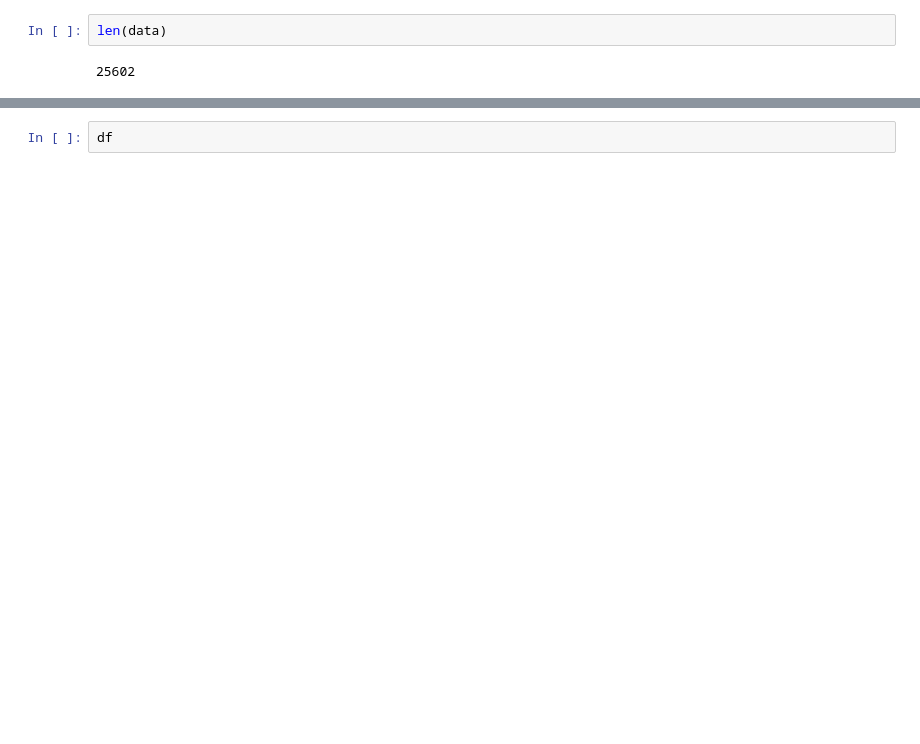
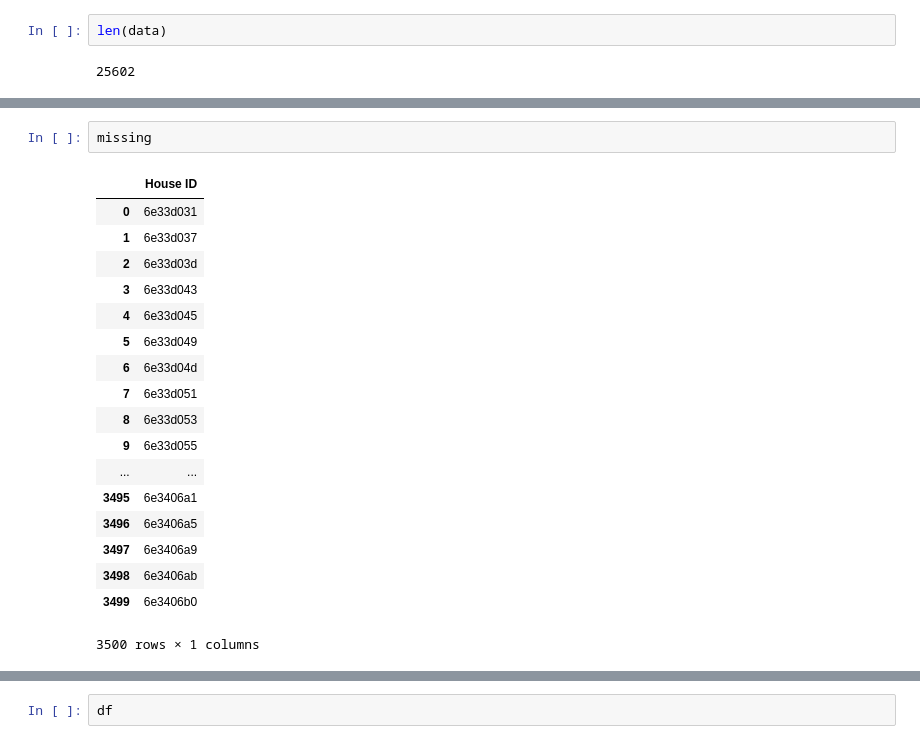
Before and after one commit to jangidnaval/Housing-Prices, a Jupyter notebook: scripts/preprocess/make_csv.ipynb, the cells around one changed output, grey strips where cells are left out. Saved outputs shown, nothing was run; the diff lists cells and outputs as text; blank space fills up the shorter version.

```diff
--- a/scripts/preprocess/make_csv.ipynb
+++ b/scripts/preprocess/make_csv.ipynb
@@ -169,0 +200,21 @@ df.to_csv('Bob.csv',index=None)
+# %%
+missing
+# %% [output]
+|  | House ID |
+| 0 | 6e33d031 |
+| 1 | 6e33d037 |
+| 2 | 6e33d03d |
+| 3 | 6e33d043 |
+| 4 | 6e33d045 |
+| 5 | 6e33d049 |
+| 6 | 6e33d04d |
+| 7 | 6e33d051 |
+| 8 | 6e33d053 |
+| 9 | 6e33d055 |
+| ... | ... |
+| 3495 | 6e3406a1 |
+| 3496 | 6e3406a5 |
+| 3497 | 6e3406a9 |
+| 3498 | 6e3406ab |
+| 3499 | 6e3406b0 |
+3500 rows × 1 columns
```
Also changed, not shown: parts of 60 cells of this notebook, 12 other files.
